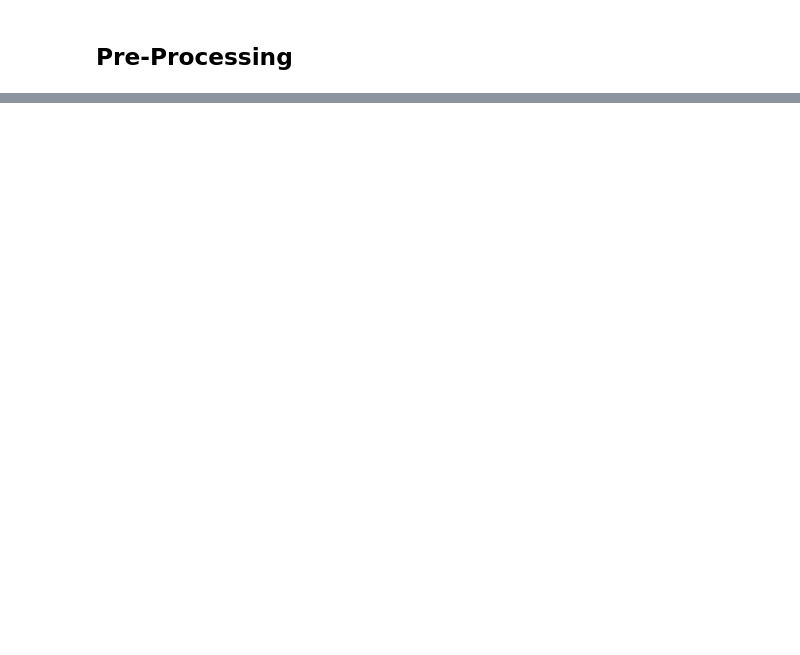
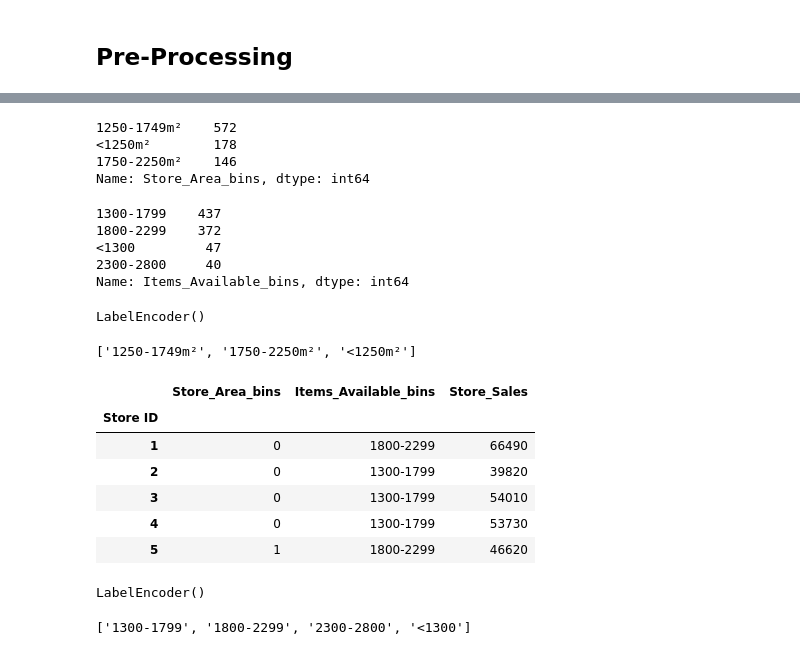
Before and after one commit to rafajovelho/Projeto1-Supermarket-Branches-Sales, a Jupyter notebook: SuperMarket_Project.ipynb, the cells around one changed output, grey strips where cells are left out. Saved outputs shown, nothing was run; the diff lists cells and outputs as text; code cells hidden in the pictures; blank space fills up the shorter version.

```diff
--- a/SuperMarket_Project.ipynb
+++ b/SuperMarket_Project.ipynb
@@ -421,0 +469,46 @@ df_eng.head()
+# %%
+df_bins.Store_Area_bins.value_counts()
+# %% [output]
+1250-1749m²    572
+<1250m²        178
+1750-2250m²    146
+Name: Store_Area_bins, dtype: int64
+# %%
+df_bins.Items_Available_bins.value_counts()
+# %% [output]
+1300-1799    437
+1800-2299    372
+<1300         47
+2300-2800     40
+Name: Items_Available_bins, dtype: int64
+# %%
+# # Remember to only fit the train data
+le = LabelEncoder()
+# %%
+le.fit(df_bins.Store_Area_bins)
+# %% [output]
+LabelEncoder()
+# %%
+list(le.classes_)
+# %% [output]
+['1250-1749m²', '1750-2250m²', '<1250m²']
+# %%
+df_bins.Store_Area_bins = le.transform(df_bins.Store_Area_bins)
+# %%
+df_bins.head()
+# %% [output]
+|  | Store_Area_bins | Items_Available_bins | Store_Sales |
+| Store ID |  |  |  |
+| 1 | 0 | 1800-2299 | 66490 |
+| 2 | 0 | 1300-1799 | 39820 |
+| 3 | 0 | 1300-1799 | 54010 |
+| 4 | 0 | 1300-1799 | 53730 |
+| 5 | 1 | 1800-2299 | 46620 |
+# %%
+le.fit(df_bins.Items_Available_bins)
+# %% [output]
+LabelEncoder()
+# %%
+list(le.classes_)
+# %% [output]
+['1300-1799', '1800-2299', '2300-2800', '<1300']
```
Also changed, not shown: parts of 30 cells of this notebook.
